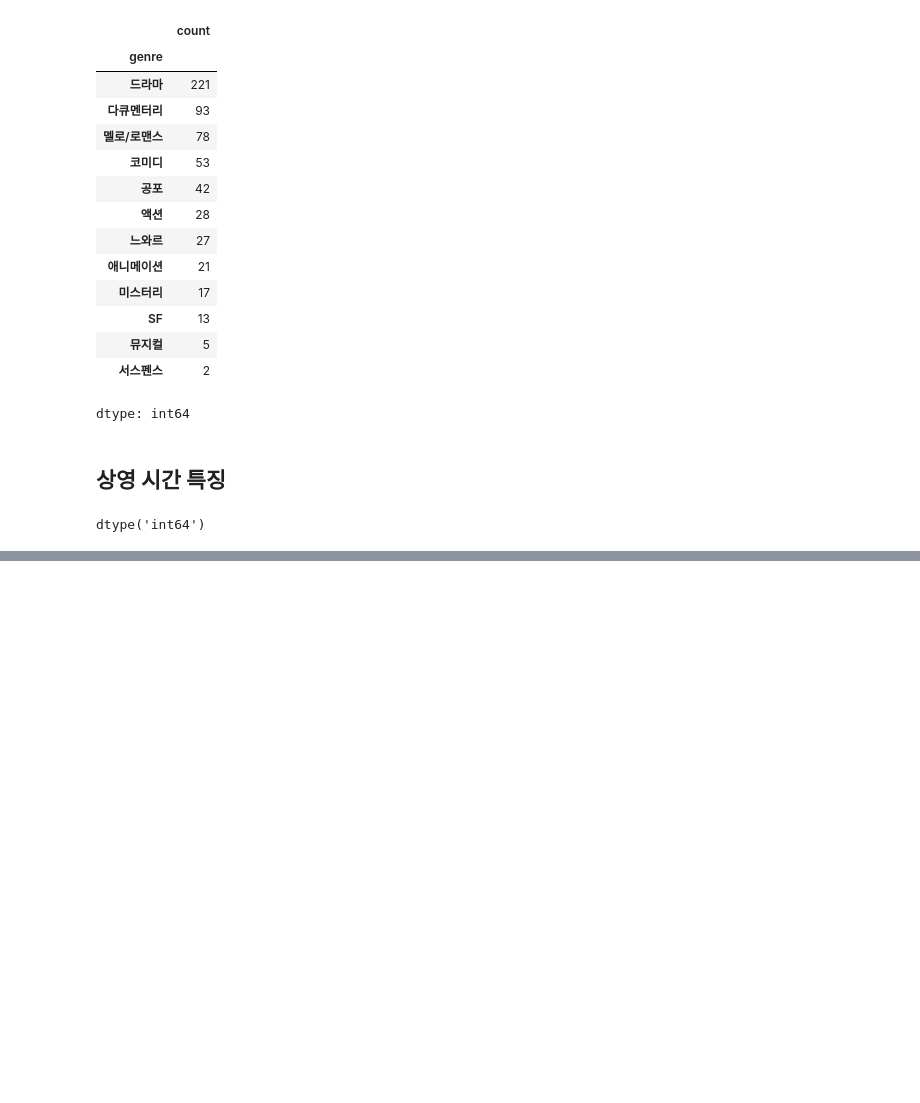
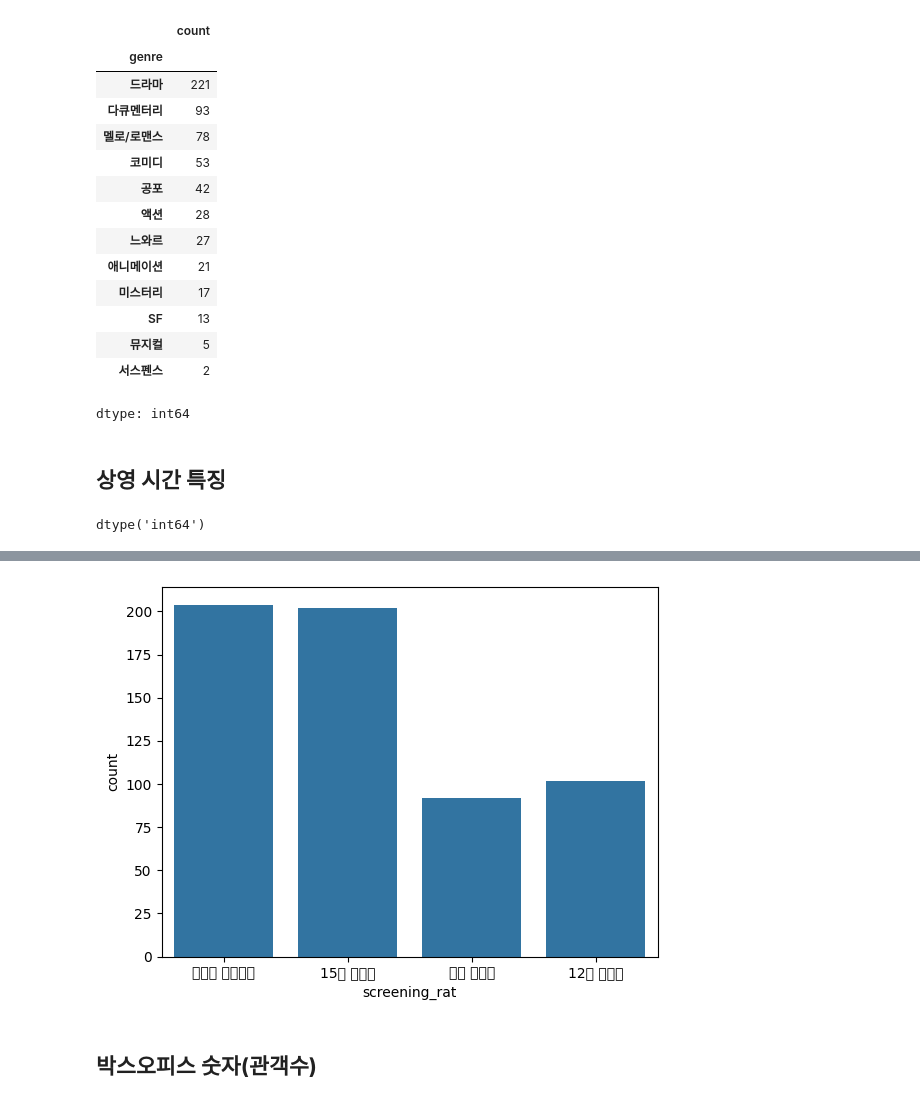
Before and after one commit to ys23-lys/ESAA, a Jupyter notebook: ESAA_YB3_미니_프로젝트.ipynb, the cells around one changed output, grey strips where cells are left out. Cells and saved outputs as stored; diff of their text form; code cells hidden in the pictures; blank space fills up the shorter version.

```diff
--- a/ESAA_YB3_미니_프로젝트.ipynb
+++ b/ESAA_YB3_미니_프로젝트.ipynb
@@ -227,0 +440,5 @@ dtype('int64')
+# %%
+sns.countplot(x='screening_rat',data=train)
+plt.show()
+# 순서대로 청불, 15세, 전체, 12세
+# %% [output]
@@ -227,0 +462,3 @@ dtype('int64')
+[figure, added]
+# %% [markdown]
+## **박스오피스 숫자(관객수)**
```
Also changed, not shown: parts of 20 cells of this notebook.
